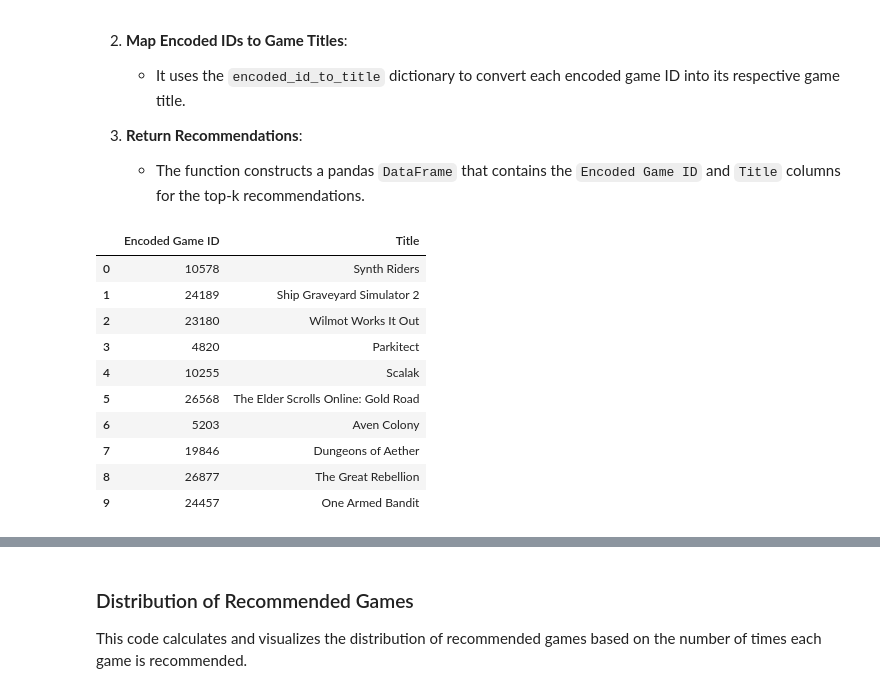
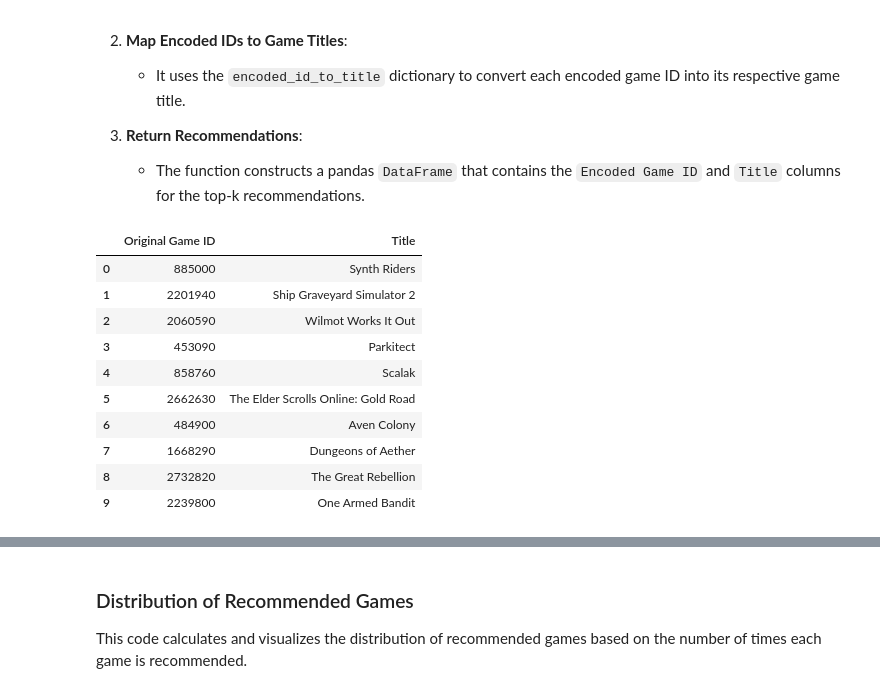
Before and after one commit to Huanqing-Mao/bt4222-steam-games, a Jupyter notebook: src/model/CollaborativeBasedFiltering.ipynb, the cells around one changed output, grey strips where cells are left out. Drawn from its saved outputs; the diff is of its cells as text; code cells hidden in the pictures.

```diff
--- a/src/model/CollaborativeBasedFiltering.ipynb
+++ b/src/model/CollaborativeBasedFiltering.ipynb
@@ -526,17 +526,18 @@ Recommendations saved to 'collaborative_filtering_recommendations.csv'.
 
 This code creates a mapping from encoded game IDs (used in the model) to map the titles of the games for better interpretability of recommendations.
 # %%
-
+#map from original gameid → title
 original_to_title_map = pd.Series(game_df.title.values, index=game_df.gameid).to_dict()
 
-encoded_id_to_title = {}
+#new mapping of encoded_id → {original_id, title}
+encoded_id_to_info = {}
+
 for encoded_id, original_id in enumerate(item_encoder.classes_):
+    title = original_to_title_map.get(original_id, f"Unknown Game ID: {original_id}")
+    encoded_id_to_info[encoded_id] = {
+        "original_id": original_id,
+        "title": title
+    }
 
-    # Use the original_id to find the title in our first map
-    title = original_to_title_map.get(original_id, f"Unknown Game ID: {original_id}")
-
-    # Store it in our new map
-    encoded_id_to_title[encoded_id] = title
-
-print(f"Created a new map from {len(encoded_id_to_title)} encoded IDs to titles.")
+print(f"Created a new map from {len(encoded_id_to_info)} encoded IDs to their original IDs and titles.")
 # %% [output]
@@ -556,39 +557,43 @@ This function returns the top-k game recommendations for a given player, mapping
 3. **Return Recommendations**:
    - The function constructs a pandas `DataFrame` that contains the `Encoded Game ID` and `Title` columns for the top-k recommendations.
 # %%
-#map back to original game name
 import pandas as pd
 
-def show_top_k_recommendations(player_id, all_recommendations, game_df, k=10):
+def show_top_k_recommendations(player_id, all_recommendations, encoded_id_to_info, k=10):
+    # Get top-k encoded game IDs for the player
+    top_k_encoded_ids = all_recommendations.get(player_id, [])[:k]
 
-    top_k_game_ids = all_recommendations.get(player_id, [])[:k]
-    #get game titles from encoded_id_to_title
-    top_k_game_titles = [encoded_id_to_title.get(game_id) for game_id in top_k_game_ids]
+    # Extract corresponding original IDs and titles
+    top_k_original_ids = [encoded_id_to_info.get(game_id, {}).get("original_id") for game_id in top_k_encoded_ids]
+    top_k_titles = [encoded_id_to_info.get(game_id, {}).get("title") for game_id in top_k_encoded_ids]
+
+    # Create DataFrame
     recommendations = pd.DataFrame({
-        'Encoded Game ID': top_k_game_ids,
-        'Title': top_k_game_titles
+        'Original Game ID': top_k_original_ids,
+        'Title': top_k_titles
     })
 
+    # Display
     if not recommendations.empty:
         return recommendations
     else:
         print(f"No recommendations available for player {player_id}.")
         return None
 
 # Example usage
 player_id = 2  # Replace with a valid player ID
-top_k_recommendations_df = show_top_k_recommendations(player_id, all_recommendations, game_df, k=10)
+top_k_recommendations_df = show_top_k_recommendations(player_id, all_recommendations, encoded_id_to_info, k=10)
 if top_k_recommendations_df is not None:
     display(top_k_recommendations_df)
 # %% [output]
-|  | Encoded Game ID | Title |
-| 0 | 10578 | Synth Riders |
-| 1 | 24189 | Ship Graveyard Simulator 2 |
-| 2 | 23180 | Wilmot Works It Out |
-| 3 | 4820 | Parkitect |
-| 4 | 10255 | Scalak |
-| 5 | 26568 | The Elder Scrolls Online: Gold Road |
-| 6 | 5203 | Aven Colony |
-| 7 | 19846 | Dungeons of Aether |
-| 8 | 26877 | The Great Rebellion |
-| 9 | 24457 | One Armed Bandit |
+|  | Original Game ID | Title |
+| 0 | 885000 | Synth Riders |
+| 1 | 2201940 | Ship Graveyard Simulator 2 |
+| 2 | 2060590 | Wilmot Works It Out |
+| 3 | 453090 | Parkitect |
+| 4 | 858760 | Scalak |
+| 5 | 2662630 | The Elder Scrolls Online: Gold Road |
+| 6 | 484900 | Aven Colony |
+| 7 | 1668290 | Dungeons of Aether |
+| 8 | 2732820 | The Great Rebellion |
+| 9 | 2239800 | One Armed Bandit |
```
Also changed, not shown: parts of 2 cells of this notebook, 1 other file.
